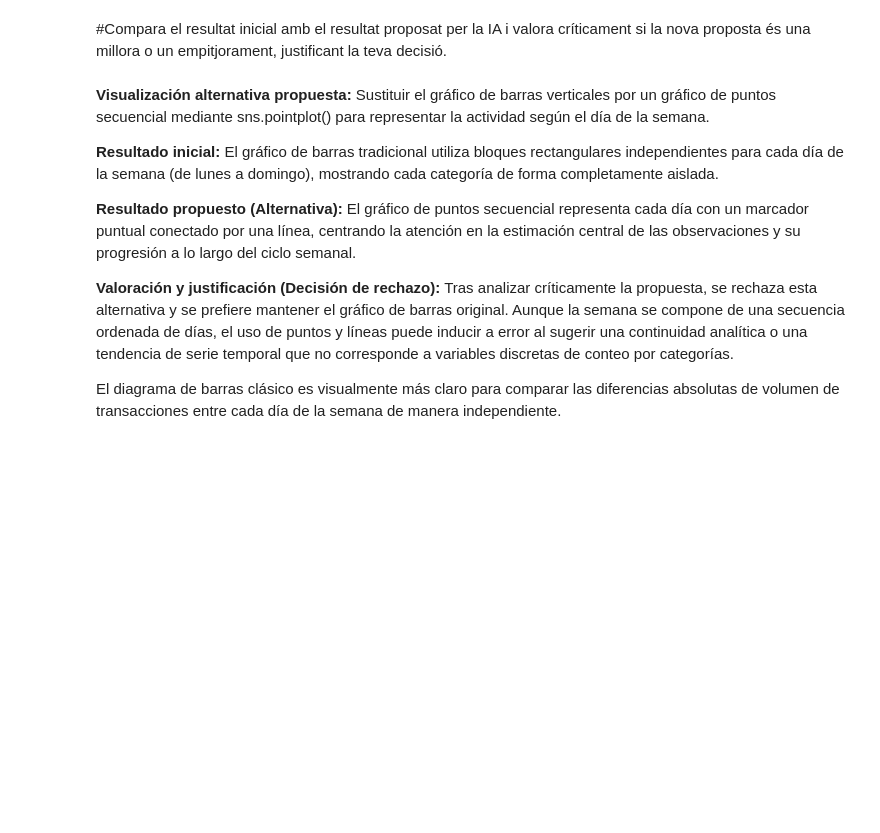
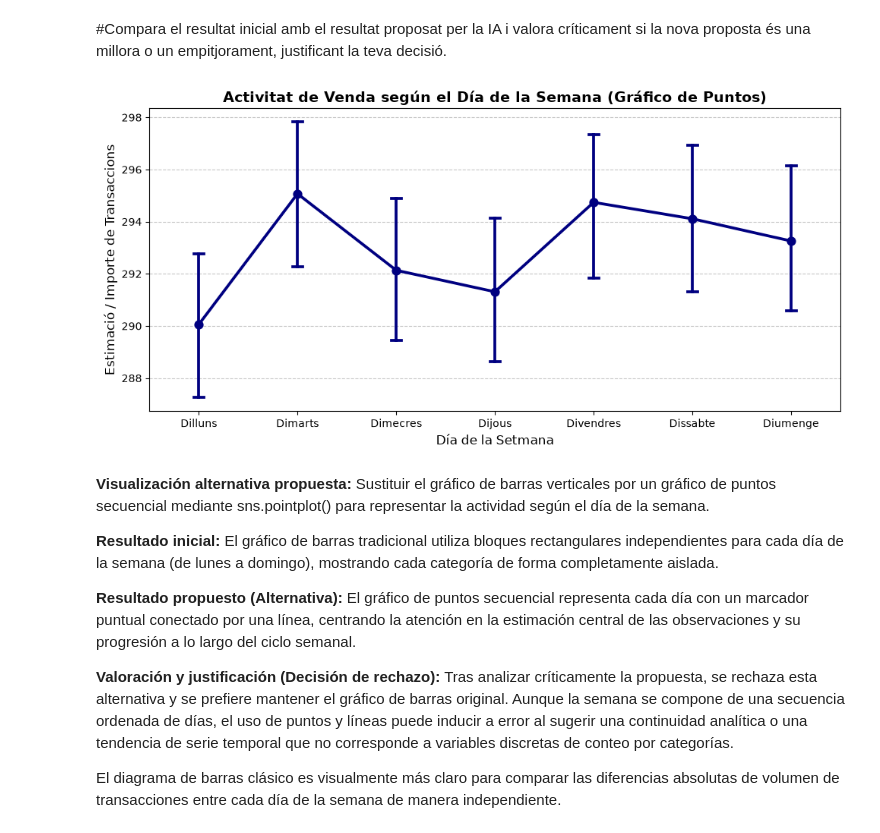
Before and after one commit to Alecs400/SQL., a Jupyter notebook: Sprint_9.ipynb, the cells around one changed output. Saved outputs shown, nothing was run; the diff lists cells and outputs as text; code cells hidden in the pictures; blank space fills up the shorter version.

```diff
--- a/Sprint_9.ipynb
+++ b/Sprint_9.ipynb
@@ -366,6 +501,65 @@ Name: count, dtype: int64
 **Conclusión**: Las ventas son prácticamente las mismas en todos los días de la semana. El día con más ventas es el jueves. Y el que menos, el lunes.
 # %% [markdown]
 #Compara el resultat inicial amb el resultat proposat per la IA i valora críticament si la nova proposta és una millora o un empitjorament, justificant la teva decisió.
+# %%
+import matplotlib.pyplot as plt
+import pandas as pd
+import seaborn as sns
+
+# 0. Cargar el DataFrame desde el archivo CSV (necesario para definir 'df')
+df = pd.read_csv('C:/Users/AlexB/Downloads/N1-Ex.8__transactions (1).csv', sep=';')
+
+# 1. Asegurar que 'timestamp' es de tipo fecha y extraer el nombre del día en inglés
+df["timestamp"] = pd.to_datetime(df["timestamp"])
+df["dia_ingles"] = df["timestamp"].dt.day_name()
+
+# 2. Mapear los nombres de los días al catalán
+dias_map_cat = {
+    "Monday": "Dilluns",
+    "Tuesday": "Dimarts",
+    "Wednesday": "Dimecres",
+    "Thursday": "Dijous",
+    "Friday": "Divendres",
+    "Saturday": "Dissabte",
+    "Sunday": "Diumenge",
+}
+df["dia_setmana"] = df["dia_ingles"].map(dias_map_cat)
+
+# 3. Definir el orden cronológico correcto de la semana
+orden_cat = [
+    "Dilluns",
+    "Dimarts",
+    "Dimecres",
+    "Dijous",
+    "Divendres",
+    "Dissabte",
+    "Diumenge",
+]
+
+# 4. Crear el gráfico de puntos secuencial mediante sns.pointplot()
+plt.figure(figsize=(10, 5))
+sns.pointplot(
+    data=df,
+    x="dia_setmana",
+    y="amount",
+    order=orden_cat,
+    color="navy",
+    capsize=0.1,
+)
+
+plt.title(
+    "Activitat de Venda según el Día de la Semana (Gráfico de Puntos)",
+    fontsize=14,
+    fontweight="bold",
+)
+plt.xlabel("Día de la Setmana", fontsize=12)
+plt.ylabel("Estimació / Importe de Transaccions", fontsize=12)
+plt.grid(axis="y", linestyle="--", alpha=0.7)
+
+plt.tight_layout()
+plt.show()
+# %% [output]
+[figure, added]
 # %% [markdown]
 **Visualización alternativa propuesta:** Sustituir el gráfico de barras verticales por un gráfico de puntos secuencial mediante sns.pointplot() para representar la actividad según el día de la semana.
 
```
Also changed, not shown: parts of 3 cells of this notebook.
